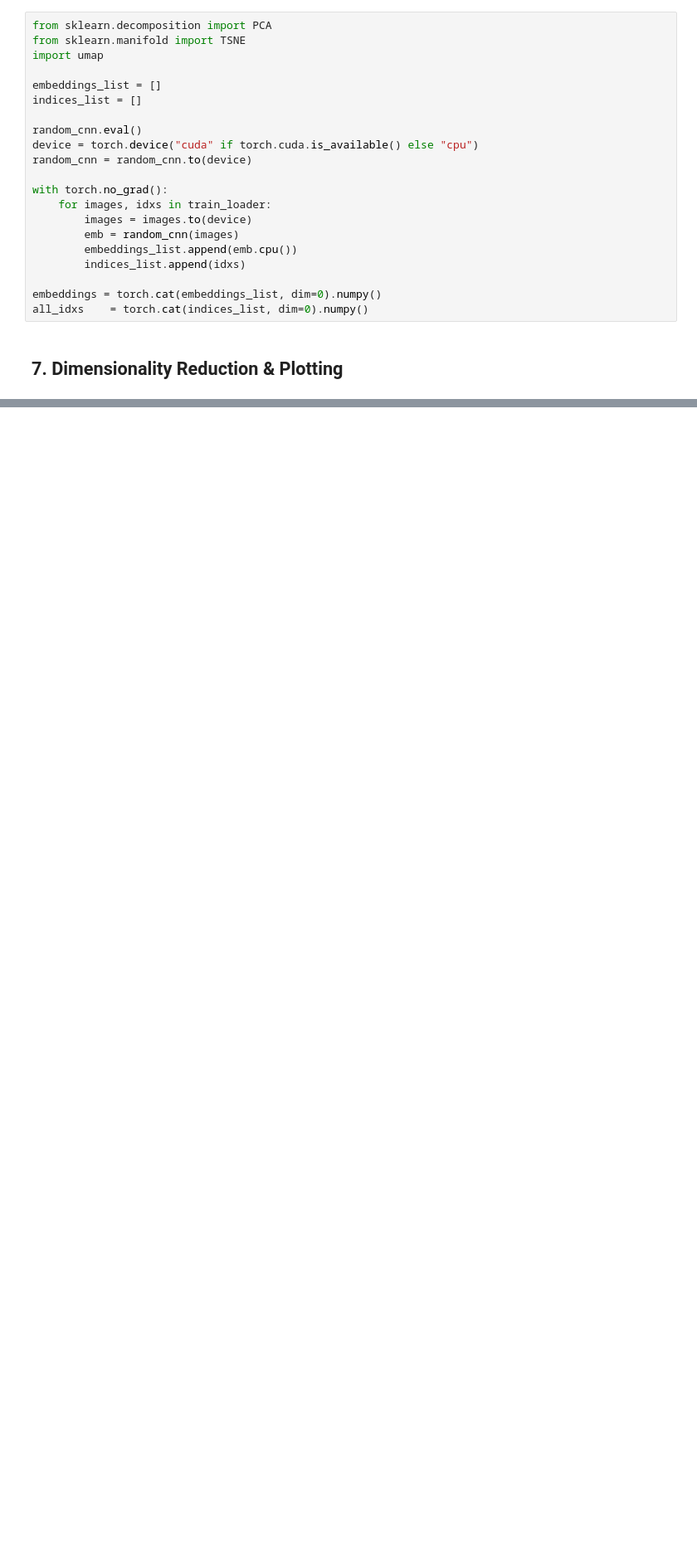
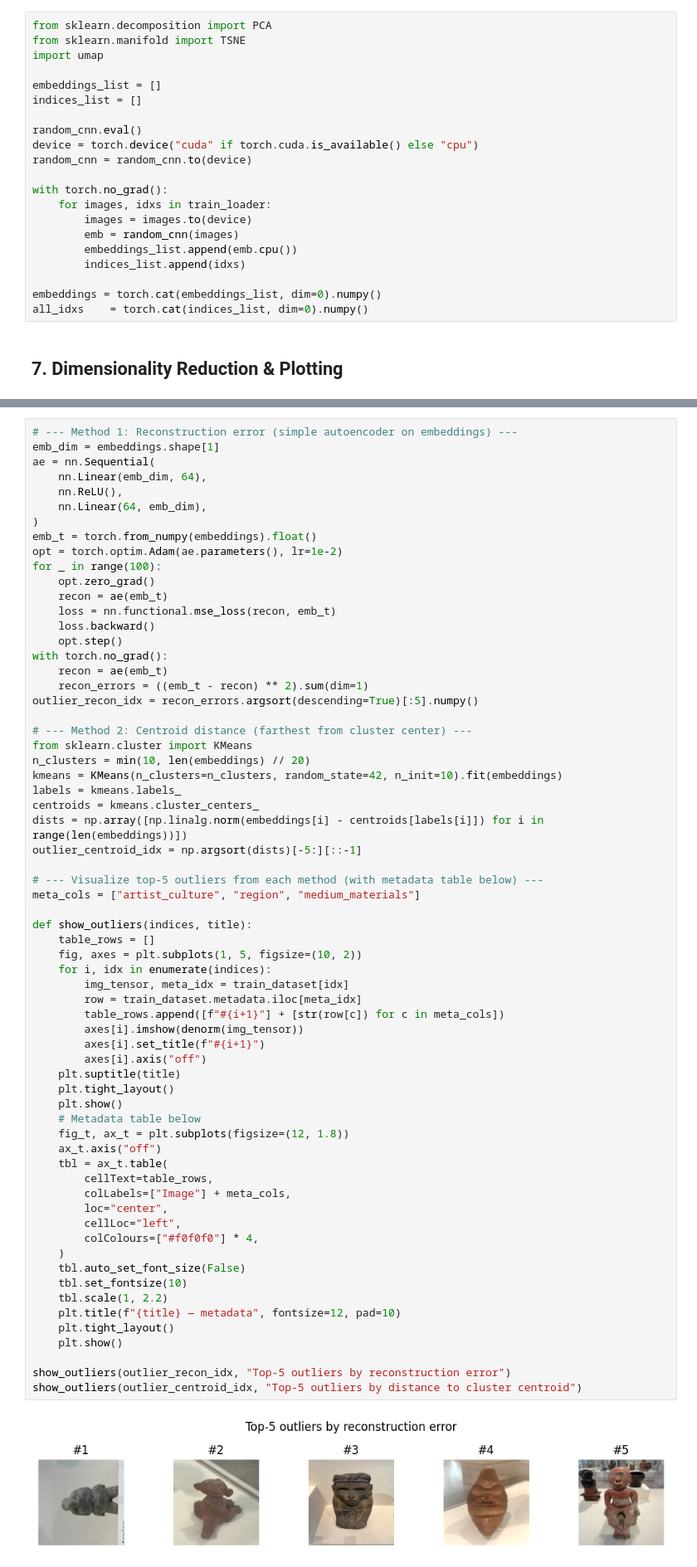
Before and after one commit to Jalen-Stephens/Applied-ML-HW, a Jupyter notebook: HW2/model_notebook.ipynb, the cells around one changed output, grey strips where cells are left out. Shown at 83% size. Cells and saved outputs as stored; diff of their text form; blank space fills up the shorter version.

```diff
--- a/HW2/model_notebook.ipynb
+++ b/HW2/model_notebook.ipynb
@@ -162,0 +258,67 @@ plt.show()
+# %%
+# --- Method 1: Reconstruction error (simple autoencoder on embeddings) ---
+emb_dim = embeddings.shape[1]
+ae = nn.Sequential(
+    nn.Linear(emb_dim, 64),
+    nn.ReLU(),
+    nn.Linear(64, emb_dim),
+)
+emb_t = torch.from_numpy(embeddings).float()
+opt = torch.optim.Adam(ae.parameters(), lr=1e-2)
+for _ in range(100):
+    opt.zero_grad()
+    recon = ae(emb_t)
+    loss = nn.functional.mse_loss(recon, emb_t)
+    loss.backward()
+    opt.step()
+with torch.no_grad():
+    recon = ae(emb_t)
+    recon_errors = ((emb_t - recon) ** 2).sum(dim=1)
+outlier_recon_idx = recon_errors.argsort(descending=True)[:5].numpy()
+
+# --- Method 2: Centroid distance (farthest from cluster center) ---
+from sklearn.cluster import KMeans
+n_clusters = min(10, len(embeddings) // 20)
+kmeans = KMeans(n_clusters=n_clusters, random_state=42, n_init=10).fit(embeddings)
+labels = kmeans.labels_
+centroids = kmeans.cluster_centers_
+dists = np.array([np.linalg.norm(embeddings[i] - centroids[labels[i]]) for i in range(len(embeddings))])
+outlier_centroid_idx = np.argsort(dists)[-5:][::-1]
+
+# --- Visualize top-5 outliers from each method (with metadata table below) ---
+meta_cols = ["artist_culture", "region", "medium_materials"]
+
+def show_outliers(indices, title):
+    table_rows = []
+    fig, axes = plt.subplots(1, 5, figsize=(10, 2))
+    for i, idx in enumerate(indices):
+        img_tensor, meta_idx = train_dataset[idx]
+        row = train_dataset.metadata.iloc[meta_idx]
+        table_rows.append([f"#{i+1}"] + [str(row[c]) for c in meta_cols])
+        axes[i].imshow(denorm(img_tensor))
+        axes[i].set_title(f"#{i+1}")
+        axes[i].axis("off")
+    plt.suptitle(title)
+    plt.tight_layout()
+    plt.show()
+    # Metadata table below
+    fig_t, ax_t = plt.subplots(figsize=(12, 1.8))
+    ax_t.axis("off")
+    tbl = ax_t.table(
+        cellText=table_rows,
+        colLabels=["Image"] + meta_cols,
+        loc="center",
+        cellLoc="left",
+        colColours=["#f0f0f0"] * 4,
+    )
+    tbl.auto_set_font_size(False)
+    tbl.set_fontsize(10)
+    tbl.scale(1, 2.2)
+    plt.title(f"{title} — metadata", fontsize=12, pad=10)
+    plt.tight_layout()
+    plt.show()
+
+show_outliers(outlier_recon_idx, "Top-5 outliers by reconstruction error")
+show_outliers(outlier_centroid_idx, "Top-5 outliers by distance to cluster centroid")
+# %% [output]
+[figure, added]
```
Also changed, not shown: parts of 14 cells of this notebook, 7 other files.
